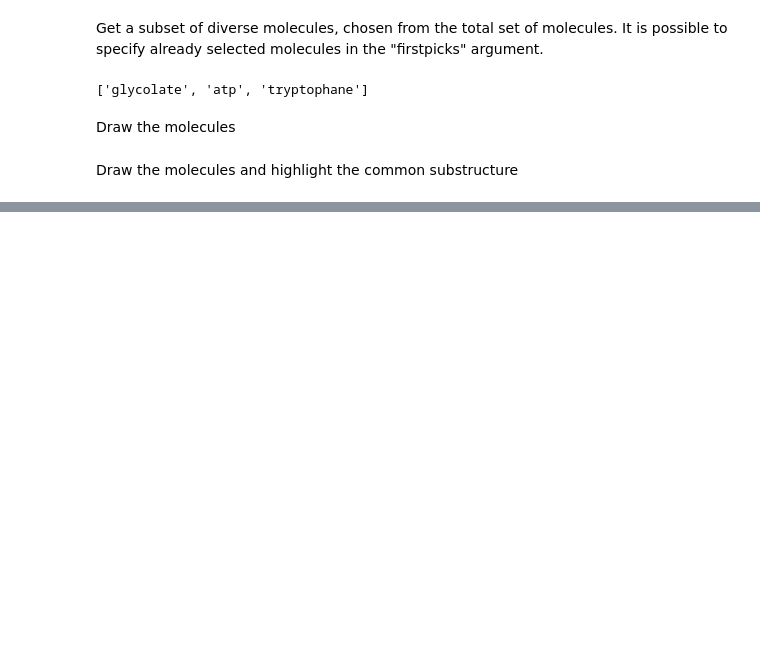
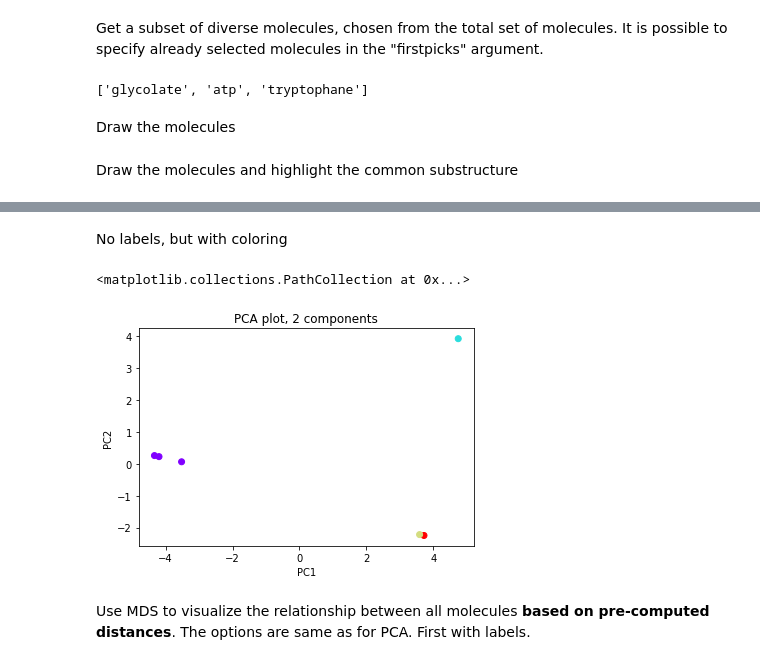
Before and after one commit to EngqvistLab/cheminformatics, a Jupyter notebook: code/cheminfo/package_usage.ipynb, the cells around one changed output, grey strips where cells are left out. Saved outputs shown, nothing was run; the diff lists cells and outputs as text; code cells hidden in the pictures; blank space fills up the shorter version.

Commit message:
finish puzzling code together, drawing molecules and alternate clustering algorithms still missing

```diff
--- a/code/cheminfo/package_usage.ipynb
+++ b/code/cheminfo/package_usage.ipynb
@@ -381,0 +434,9 @@ data_obj.cluster()
+# %% [markdown]
+No labels, but with coloring
+# %%
+data_obj.pca(color_categories=[3, 2, 1, 0, 0, 0])
+# %% [output]
+<matplotlib.collections.PathCollection at 0x...>
+[figure, added]
+# %% [markdown]
+Use MDS to visualize the relationship between all molecules __based on pre-computed distances__. The options are same as for PCA. First with labels.
```
Also changed, not shown: parts of 37 cells of this notebook, 2 other files.
